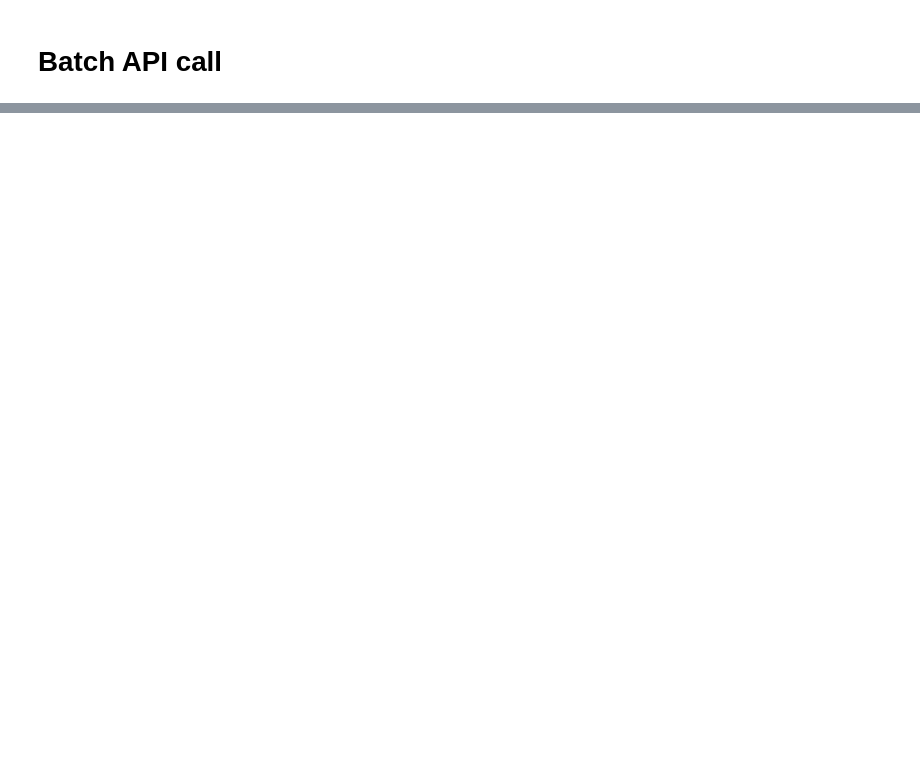
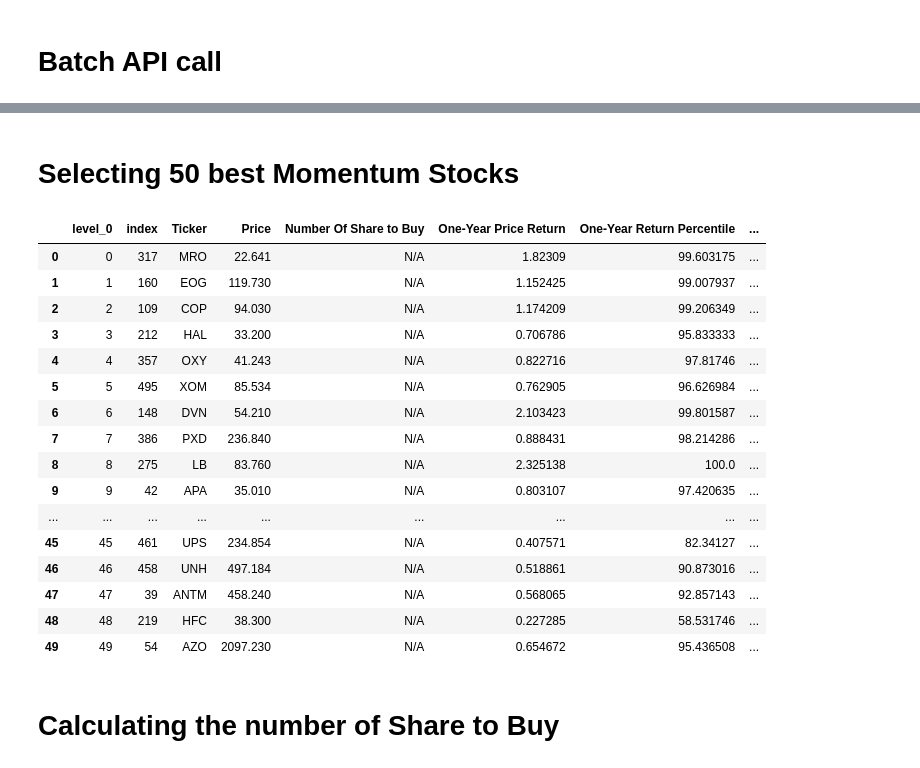
Before and after one commit to akashagrawal07/My_Learning, a Jupyter notebook: 02-quantitation_momemtum_strategy.ipynb, the cells around one changed output, grey strips where cells are left out. Drawn from its saved outputs; the diff is of its cells as text; code cells hidden in the pictures; blank space fills up the shorter version.

```diff
--- a/02-quantitation_momemtum_strategy.ipynb
+++ b/02-quantitation_momemtum_strategy.ipynb
@@ -272,0 +248,22 @@ hqm_dataframe
+# %%
+time_periods = [
+    'One-Year',
+    'Six-Month',
+    'Three-Month',
+    'One-Month'
+]
+for row in hqm_dataframe.index:
+    for time_period in time_periods:
+        if hqm_dataframe.loc[row, f'{time_period} Price Return'] == None:
+            hqm_dataframe.loc[row, f'{time_period} Price Return'] = 0
+hqm_dataframe
+list1 = []
+for row in hqm_dataframe.index:
+    for time_period in time_periods:
+        percentile_col = f'{time_period} Return Percentile'
+        change_col = f'{time_period} Price Return'
+#          print(hqm_dataframe[change_col])
+#          print(hqm_dataframe.loc[row,change_col])
+        hqm_dataframe.loc[row,percentile_col] = stats.percentileofscore(hqm_dataframe[change_col],hqm_dataframe.loc[row,change_col])
+
+hqm_dataframe
@@ -272,0 +296,10 @@ hqm_dataframe
+# %%
+from statistics import mean
+
+for row in hqm_dataframe.index[:1]:
+    momemtum_percentile = []
+    for time_period in time_periods:
+        momemtum_percentile.append(hqm_dataframe.loc[row,f'{time_period} Return Percentile'])
+    hqm_dataframe.loc[row,'HQM Score'] = mean(momemtum_percentile)
+
+hqm_dataframe
@@ -272,0 +320,27 @@ hqm_dataframe
+# %% [markdown]
+# Selecting 50 best Momentum Stocks
+# %%
+hqm_dataframe.sort_values('HQM Score',ascending=False,inplace=True)
+hqm_dataframe = hqm_dataframe[:50]
+hqm_dataframe.reset_index(inplace=True)
+hqm_dataframe
+# %% [output]
+|  | level_0 | index | Ticker | Price | Number Of Share to Buy | One-Year Price Return | One-Year Return Percentile | ... |
+| 0 | 0 | 317 | MRO | 22.641 | N/A | 1.82309 | 99.603175 | ... |
+| 1 | 1 | 160 | EOG | 119.730 | N/A | 1.152425 | 99.007937 | ... |
+| 2 | 2 | 109 | COP | 94.030 | N/A | 1.174209 | 99.206349 | ... |
+| 3 | 3 | 212 | HAL | 33.200 | N/A | 0.706786 | 95.833333 | ... |
+| 4 | 4 | 357 | OXY | 41.243 | N/A | 0.822716 | 97.81746 | ... |
+| 5 | 5 | 495 | XOM | 85.534 | N/A | 0.762905 | 96.626984 | ... |
+| 6 | 6 | 148 | DVN | 54.210 | N/A | 2.103423 | 99.801587 | ... |
+| 7 | 7 | 386 | PXD | 236.840 | N/A | 0.888431 | 98.214286 | ... |
+| 8 | 8 | 275 | LB | 83.760 | N/A | 2.325138 | 100.0 | ... |
+| 9 | 9 | 42 | APA | 35.010 | N/A | 0.803107 | 97.420635 | ... |
+| ... | ... | ... | ... | ... | ... | ... | ... | ... |
+| 45 | 45 | 461 | UPS | 234.854 | N/A | 0.407571 | 82.34127 | ... |
+| 46 | 46 | 458 | UNH | 497.184 | N/A | 0.518861 | 90.873016 | ... |
+| 47 | 47 | 39 | ANTM | 458.240 | N/A | 0.568065 | 92.857143 | ... |
+| 48 | 48 | 219 | HFC | 38.300 | N/A | 0.227285 | 58.531746 | ... |
+| 49 | 49 | 54 | AZO | 2097.230 | N/A | 0.654672 | 95.436508 | ... |
+# %% [markdown]
+# Calculating the number of Share to Buy
```
Also changed, not shown: parts of 22 cells of this notebook.
